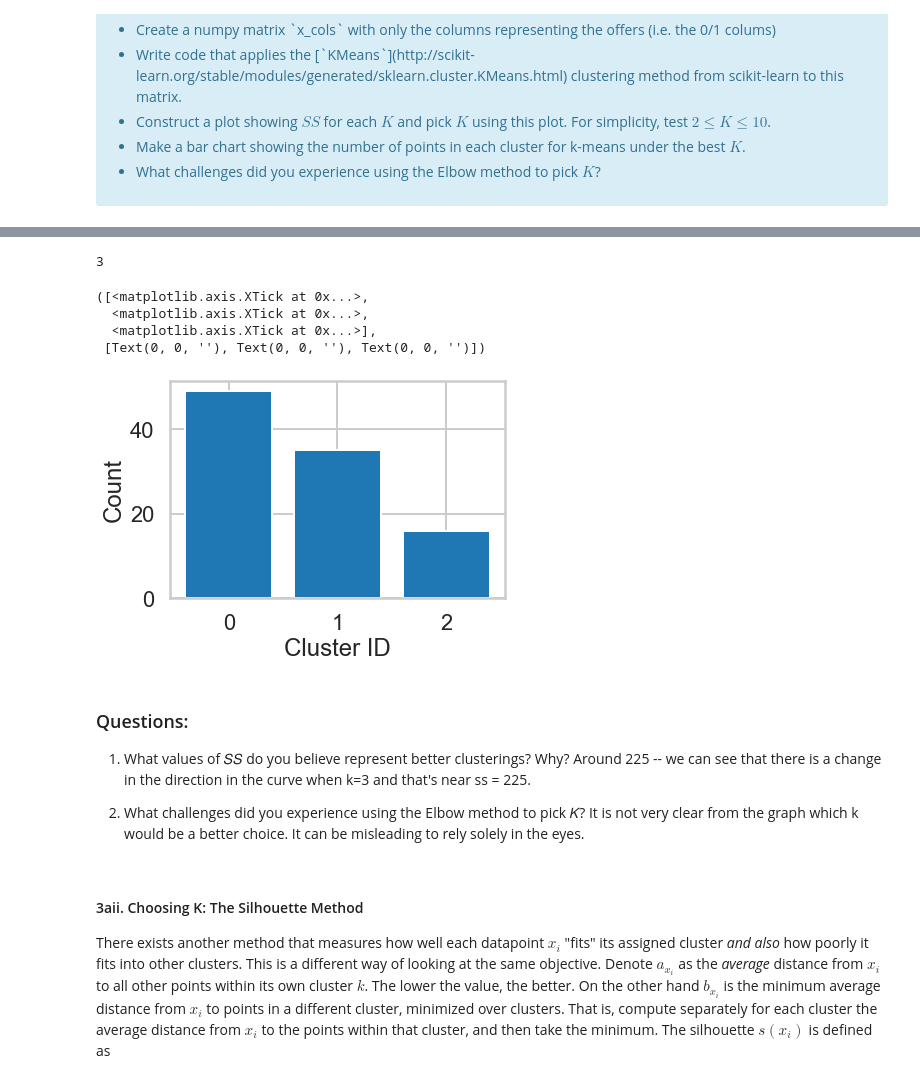
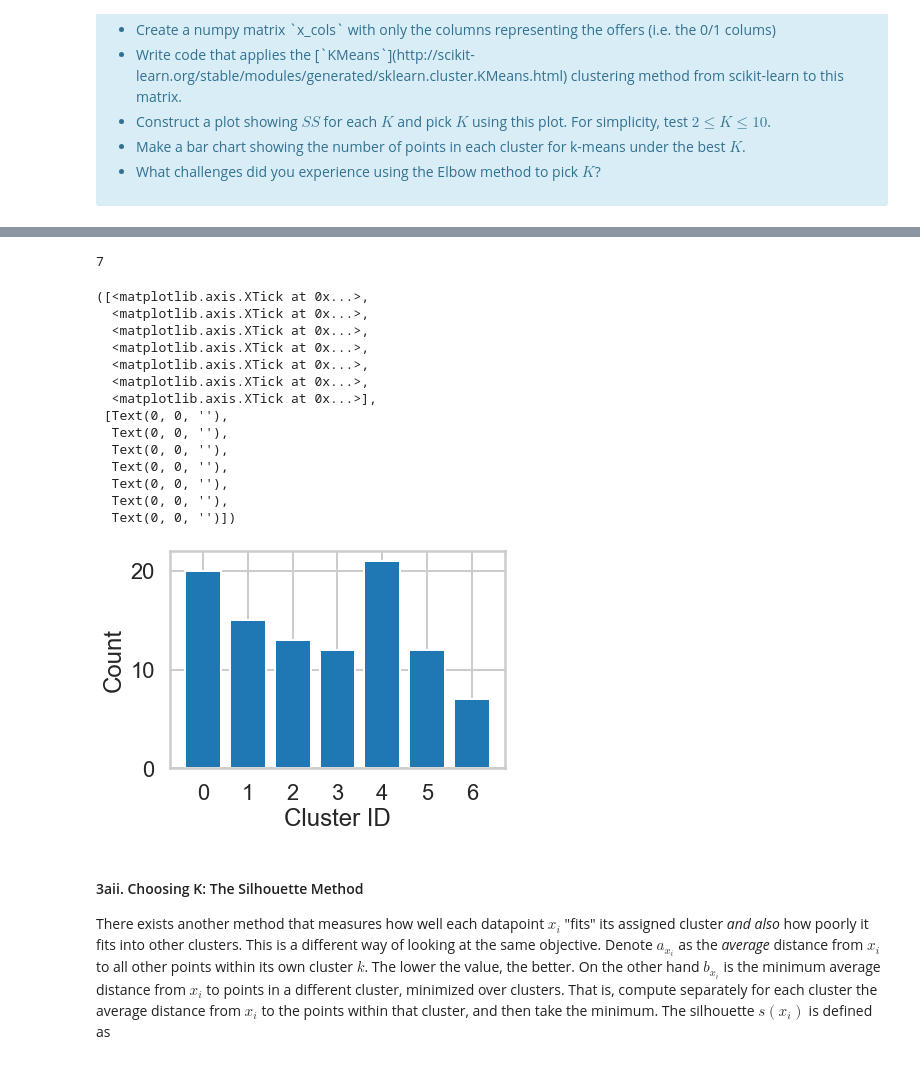
Before and after one commit to gabriellewald/springboard-coursework, a Jupyter notebook: Clustering_Case_Study/Clustering Case Study - Customer Segmentation with K-Means - Tier 3.ipynb, the cells around one changed output, grey strips where cells are left out. Drawn from its saved outputs; the diff is of its cells as text; code cells hidden in the pictures.

```diff
--- a/Clustering_Case_Study/Clustering Case Study - Customer Segmentation with K-Means - Tier 3.ipynb
+++ b/Clustering_Case_Study/Clustering Case Study - Customer Segmentation with K-Means - Tier 3.ipynb
@@ -215,29 +226,33 @@ Text(0, 0.5, 'Sum of Squares')
 # %%
 # pick a k using the plot
-best_K = 3
+best_K = 7
 assignments_best_K = assignments[str(best_K)]
 counts = np.bincount(assignments_best_K)
 print(len(counts))
 
 # make a bar chart showing number of points in each cluster for k-means under the best k
 plt.bar(range(best_K), counts, align = 'center')
 
 plt.xlabel("Cluster ID")
 plt.ylabel("Count")
 plt.xticks(range(best_K))
 # %% [output]
-3
+7
 ([<matplotlib.axis.XTick at 0x...>,
   <matplotlib.axis.XTick at 0x...>,
+  <matplotlib.axis.XTick at 0x...>,
+  <matplotlib.axis.XTick at 0x...>,
+  <matplotlib.axis.XTick at 0x...>,
+  <matplotlib.axis.XTick at 0x...>,
   <matplotlib.axis.XTick at 0x...>],
- [Text(0, 0, ''), Text(0, 0, ''), Text(0, 0, '')])
+ [Text(0, 0, ''),
+  Text(0, 0, ''),
+  Text(0, 0, ''),
+  Text(0, 0, ''),
+  Text(0, 0, ''),
+  Text(0, 0, ''),
+  Text(0, 0, '')])
-[figure, old version]
+[figure, new version]
-# %% [markdown]
-### Questions:
-
-1. What values of  𝑆𝑆  do you believe represent better clusterings? Why? Around 225 -- we can see that there is a change in the direction in the curve when k=3 and that's near ss = 225.
-
-2. What challenges did you experience using the Elbow method to pick  𝐾? It is not very clear from the graph which k would be a better choice. It can be misleading to rely solely in the eyes.
 # %% [markdown]
 #### 3aii. Choosing K: The Silhouette Method
 
```
Also changed, not shown: parts of 9 cells of this notebook.
